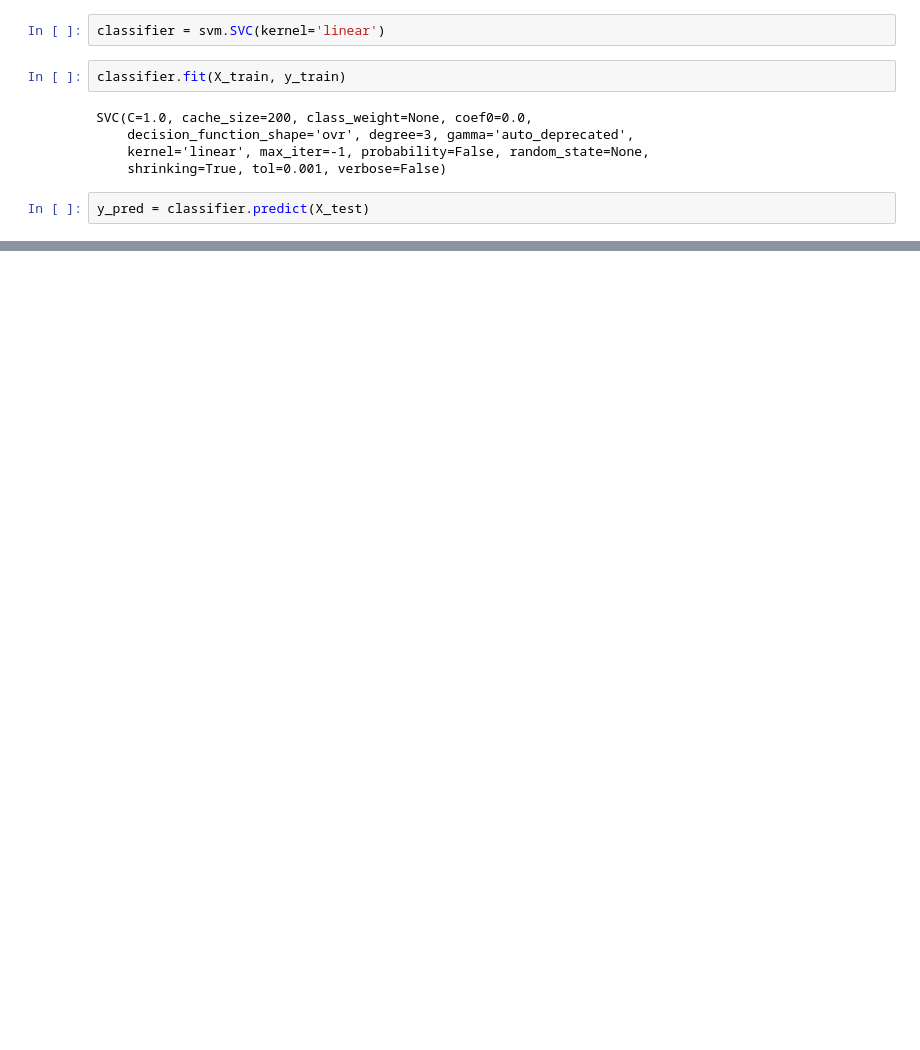
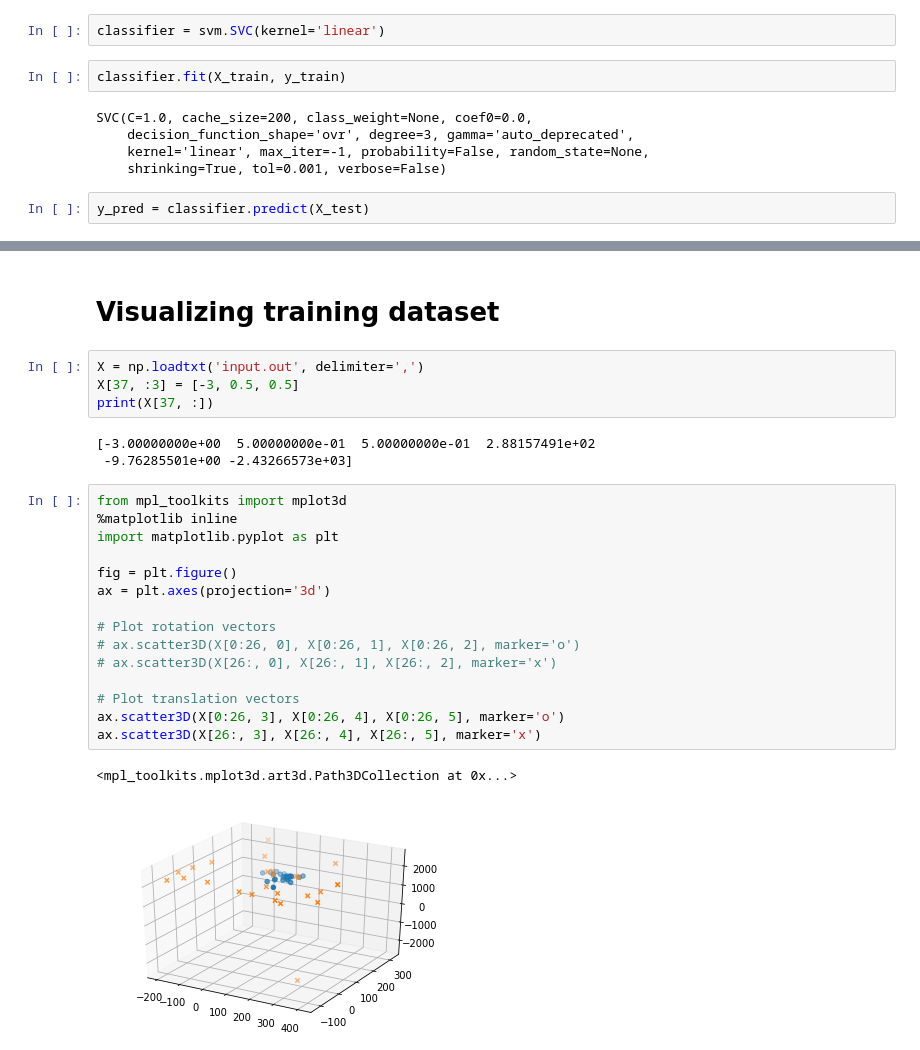
Before and after one commit to kitsiosk/thesis-attention, a Jupyter notebook: head_pose_multiple.ipynb, the cells around one changed output, grey strips where cells are left out. Cells and saved outputs as stored; diff of their text form; blank space fills up the shorter version.

```diff
--- a/head_pose_multiple.ipynb
+++ b/head_pose_multiple.ipynb
@@ -148,0 +192,27 @@ Accuracy:  0.8125
+# %% [markdown]
+# Visualizing training dataset
+# %%
+X = np.loadtxt('input.out', delimiter=',')
+X[37, :3] = [-3, 0.5, 0.5]
+print(X[37, :])
+# %% [output]
+[-3.00000000e+00  5.00000000e-01  5.00000000e-01  2.88157491e+02
+ -9.76285501e+00 -2.43266573e+03]
+# %%
+from mpl_toolkits import mplot3d
+%matplotlib inline
+import matplotlib.pyplot as plt
+
+fig = plt.figure()
+ax = plt.axes(projection='3d')
+
+# Plot rotation vectors
+# ax.scatter3D(X[0:26, 0], X[0:26, 1], X[0:26, 2], marker='o')
+# ax.scatter3D(X[26:, 0], X[26:, 1], X[26:, 2], marker='x')
+
+# Plot translation vectors
+ax.scatter3D(X[0:26, 3], X[0:26, 4], X[0:26, 5], marker='o')
+ax.scatter3D(X[26:, 3], X[26:, 4], X[26:, 5], marker='x')
+# %% [output]
+<mpl_toolkits.mplot3d.art3d.Path3DCollection at 0x...>
+[figure, added]
```
Also changed, not shown: parts of 14 cells of this notebook.
